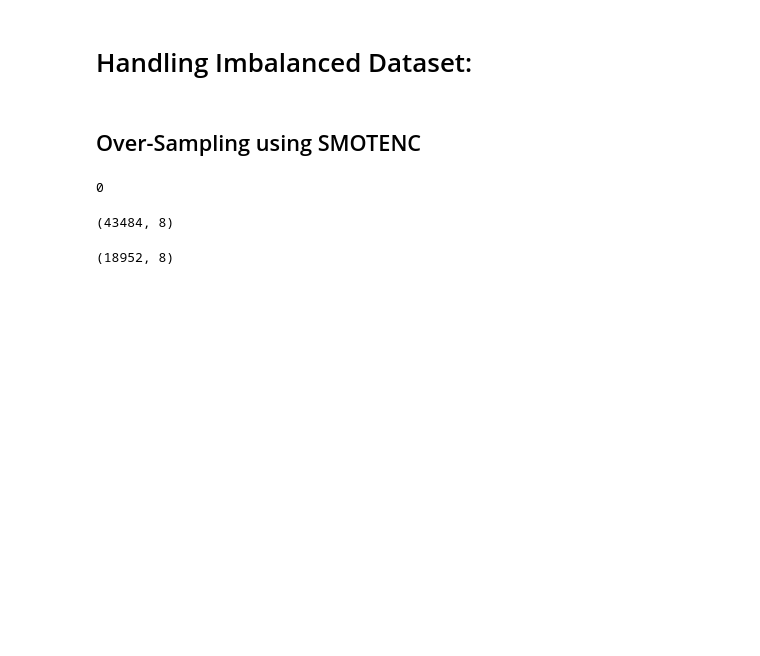
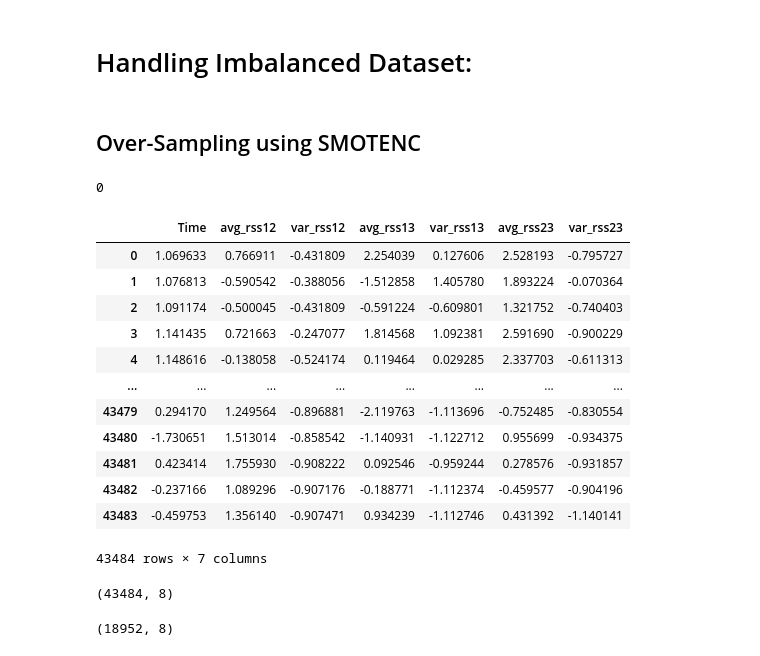
Before and after one commit to farizali10/Sensor_Motion_Classifier, a Jupyter notebook: notebooks/EDA_FE.ipynb, the cells around one changed output. Drawn from its saved outputs; the diff is of its cells as text; code cells hidden in the pictures; blank space fills up the shorter version.

```diff
--- a/notebooks/EDA_FE.ipynb
+++ b/notebooks/EDA_FE.ipynb
@@ -480,6 +480,22 @@ X_scaled_resampled, Y_resampled = smote_nc.fit_resample(X_scaledDF,Y["Output"])
 Y_resampled_categorical = label_encoder.inverse_transform(Y_resampled)
 # %%
 df_resampled = pd.DataFrame(X_scaled_resampled)
+# %%
+X_scaled_resampled
+# %% [output]
+|  | Time | avg_rss12 | var_rss12 | avg_rss13 | var_rss13 | avg_rss23 | var_rss23 |
+| 0 | 1.069633 | 0.766911 | -0.431809 | 2.254039 | 0.127606 | 2.528193 | -0.795727 |
+| 1 | 1.076813 | -0.590542 | -0.388056 | -1.512858 | 1.405780 | 1.893224 | -0.070364 |
+| 2 | 1.091174 | -0.500045 | -0.431809 | -0.591224 | -0.609801 | 1.321752 | -0.740403 |
+| 3 | 1.141435 | 0.721663 | -0.247077 | 1.814568 | 1.092381 | 2.591690 | -0.900229 |
+| 4 | 1.148616 | -0.138058 | -0.524174 | 0.119464 | 0.029285 | 2.337703 | -0.611313 |
+| ... | ... | ... | ... | ... | ... | ... | ... |
+| 43479 | 0.294170 | 1.249564 | -0.896881 | -2.119763 | -1.113696 | -0.752485 | -0.830554 |
+| 43480 | -1.730651 | 1.513014 | -0.858542 | -1.140931 | -1.122712 | 0.955699 | -0.934375 |
+| 43481 | 0.423414 | 1.755930 | -0.908222 | 0.092546 | -0.959244 | 0.278576 | -0.931857 |
+| 43482 | -0.237166 | 1.089296 | -0.907176 | -0.188771 | -1.112374 | -0.459577 | -0.904196 |
+| 43483 | -0.459753 | 1.356140 | -0.907471 | 0.934239 | -1.112746 | 0.431392 | -1.140141 |
+43484 rows × 7 columns
 # %%
 df_resampled[categorical_feature_name] = Y_resampled_categorical
 # %%
```
Also changed, not shown: parts of 5 cells of this notebook, 5 other files.
